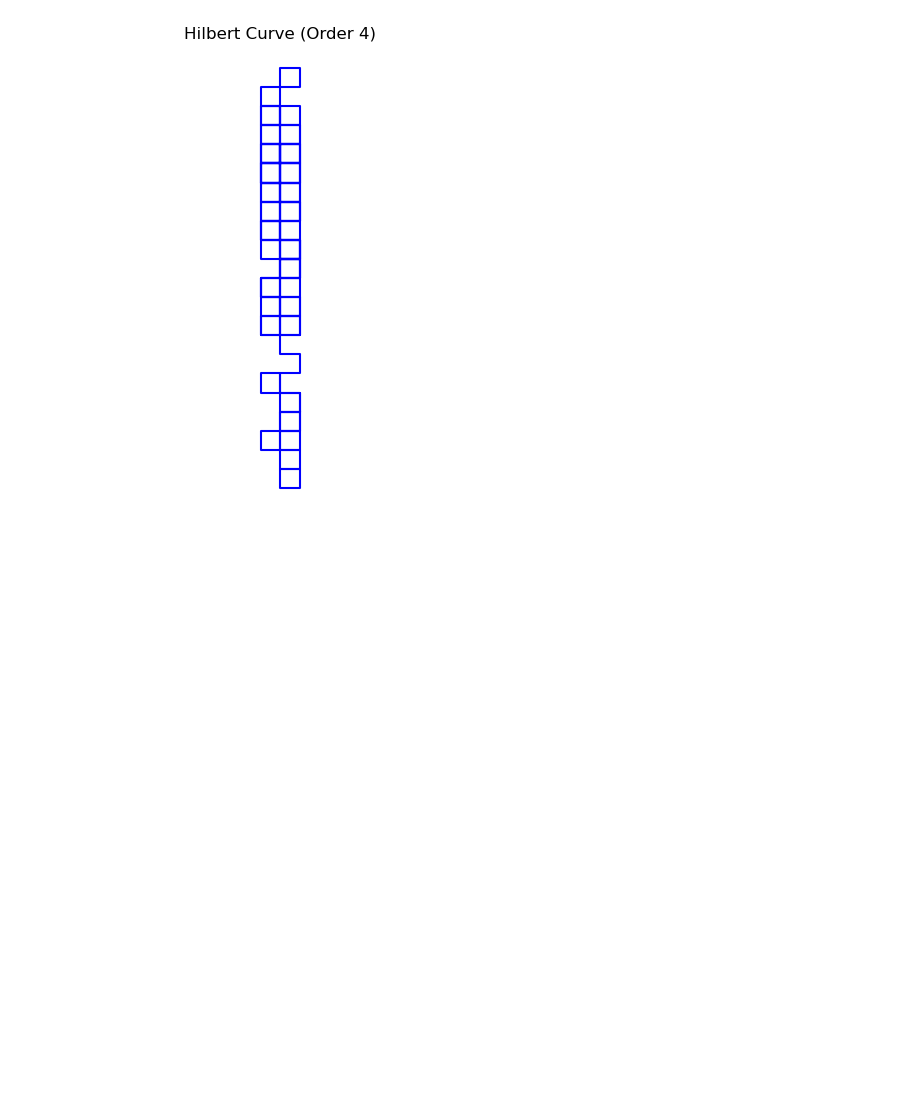
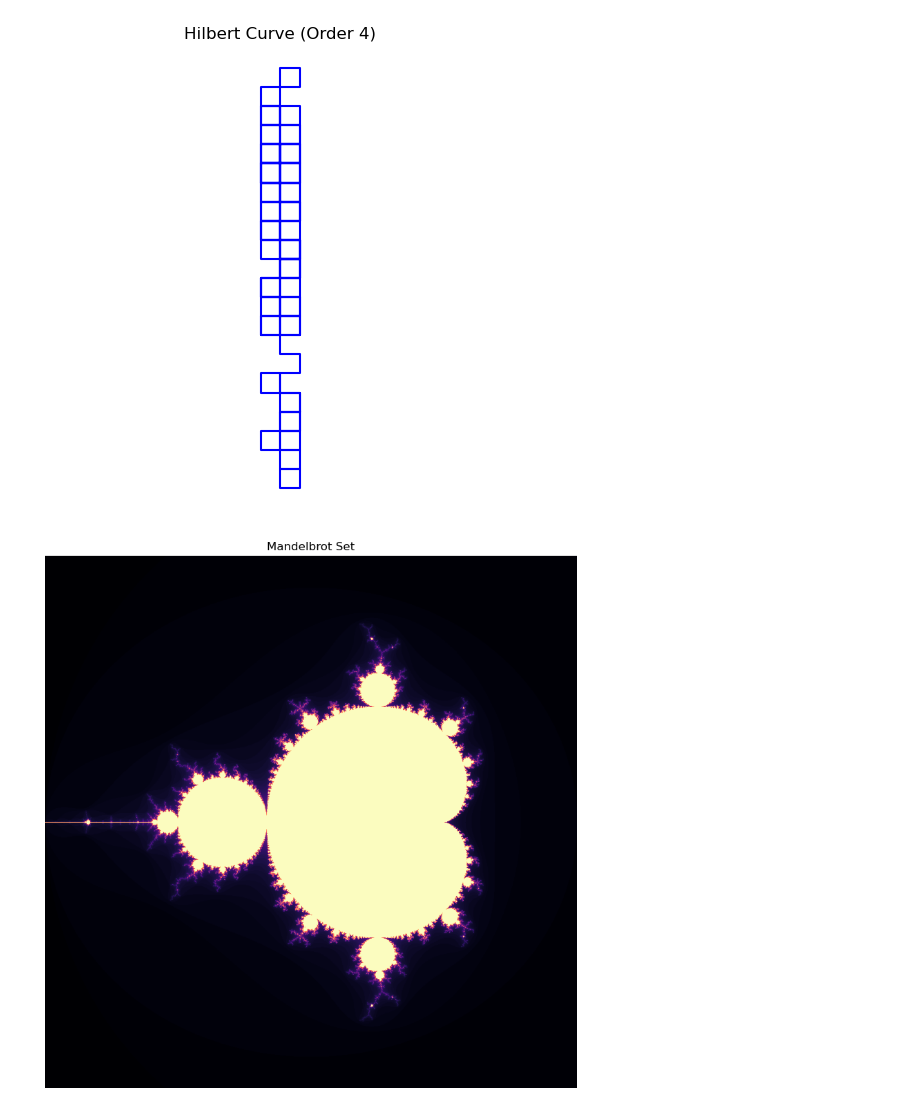
Before and after one commit to rmd360/machinelearningproject, a Jupyter notebook: Patterns.ipynb, the cells around one changed output. Drawn from its saved outputs; the diff is of its cells as text; code cells hidden in the pictures; blank space fills up the shorter version.

```diff
--- a/Patterns.ipynb
+++ b/Patterns.ipynb
@@ -128,3 +128,36 @@ plt.axis('off')
 plt.show()
 # %% [output]
 [figure]
+# %%
+import numpy as np
+import matplotlib.pyplot as plt
+
+# Mandelbrot settings
+def mandelbrot(c, max_iter):
+    z = 0
+    for n in range(max_iter):
+        if abs(z) > 2:
+            return n
+        z = z*z + c
+    return max_iter
+
+# Generate fractal image
+def mandelbrot_set(xmin, xmax, ymin, ymax, width, height, max_iter):
+    image = np.zeros((height, width))
+    for x in range(width):
+        for y in range(height):
+            re = xmin + (x / width) * (xmax - xmin)
+            im = ymin + (y / height) * (ymax - ymin)
+            c = complex(re, im)
+            image[y, x] = mandelbrot(c, max_iter)
+    return image
+
+# Plot it
+plt.figure(figsize=(10, 10))
+mandelbrot_img = mandelbrot_set(-2.0, 1.0, -1.5, 1.5, 1000, 1000, 100)
+plt.imshow(mandelbrot_img, extent=(-2, 1, -1.5, 1.5), cmap='magma')
+plt.title("Mandelbrot Set")
+plt.axis('off')
+plt.show()
+# %% [output]
+[figure, added]
```
Also changed, not shown: parts of 2 cells of this notebook.
